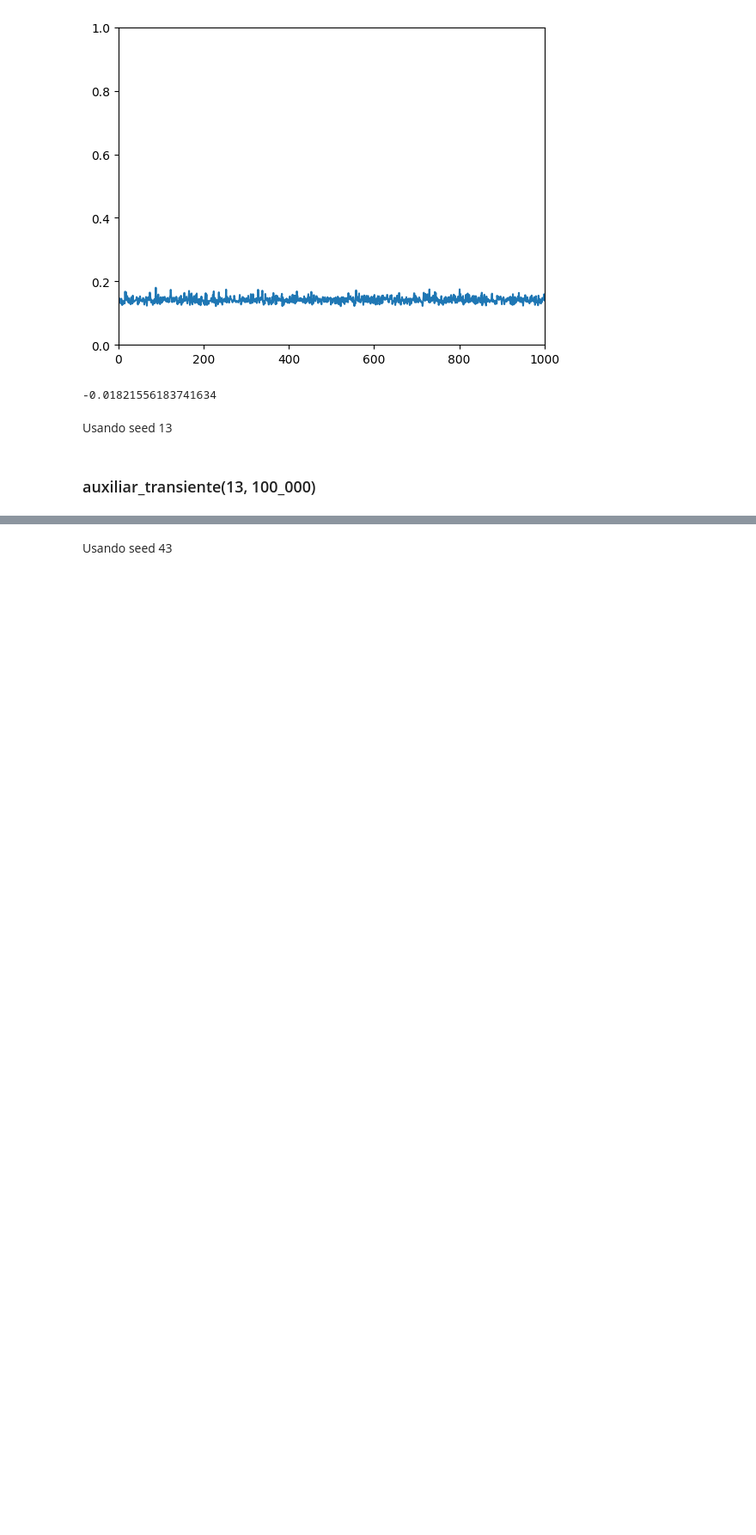
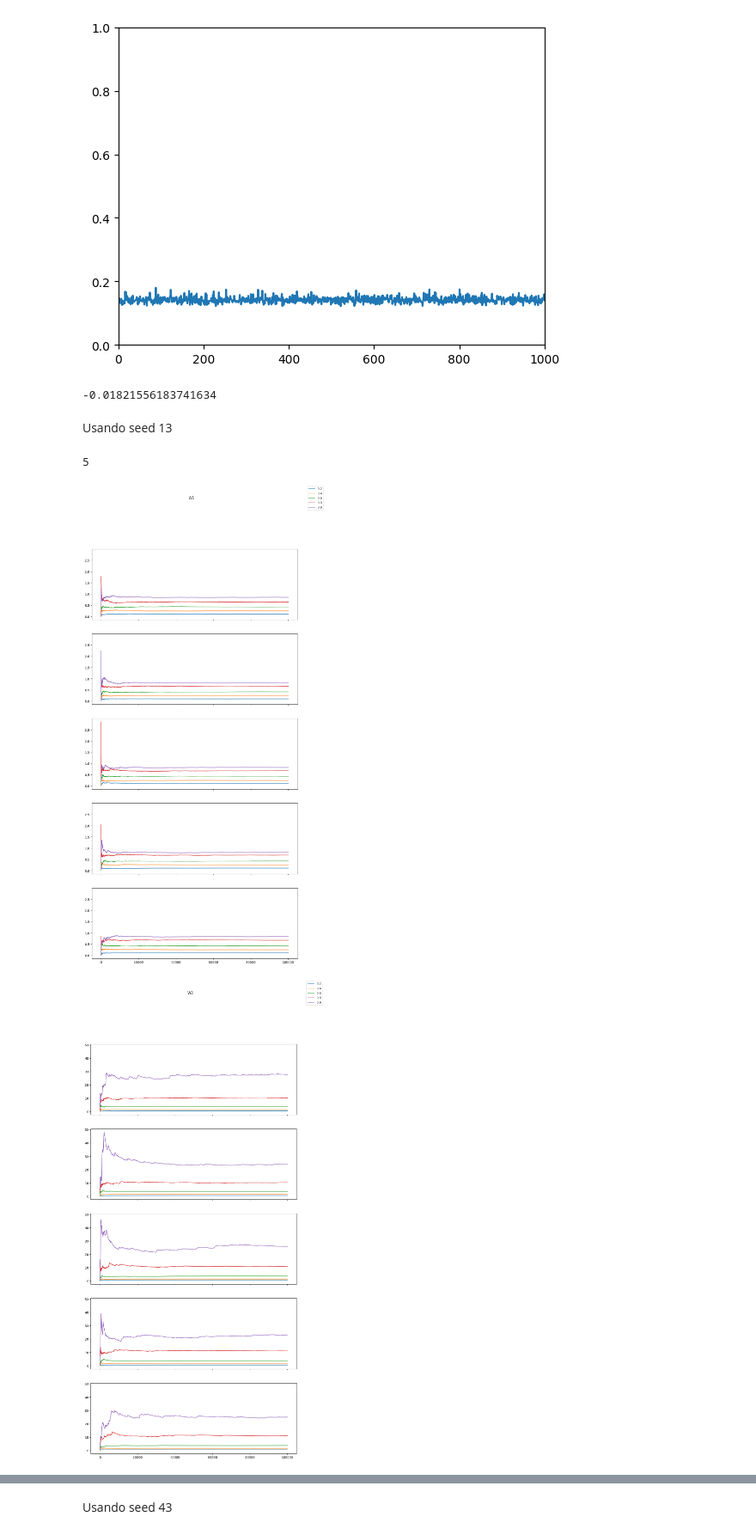
Before and after one commit to RafaelxFernandes/Avaliacao-Desempenho-22.2, a Jupyter notebook: main.ipynb, the cells around one changed output, grey strips where cells are left out. Shown at 86% size. Cells and saved outputs as stored; diff of their text form; code cells hidden in the pictures; blank space fills up the shorter version.

```diff
--- a/main.ipynb
+++ b/main.ipynb
@@ -673,5 +664,9 @@ def auxiliar_transiente(seed, n_saidas):
     print(f"Plots demoraram {time.time()-start:.2f} segundos")
 # %% [markdown]
 Usando seed 13
-# %% [markdown]
-### auxiliar_transiente(13, 100_000)
+# %%
+auxiliar_transiente(13, 100_000, 5)
+# %% [output]
+5
+[figure, added]
+[figure, added]
```
Also changed, not shown: parts of 6 cells of this notebook, 5 other files.
